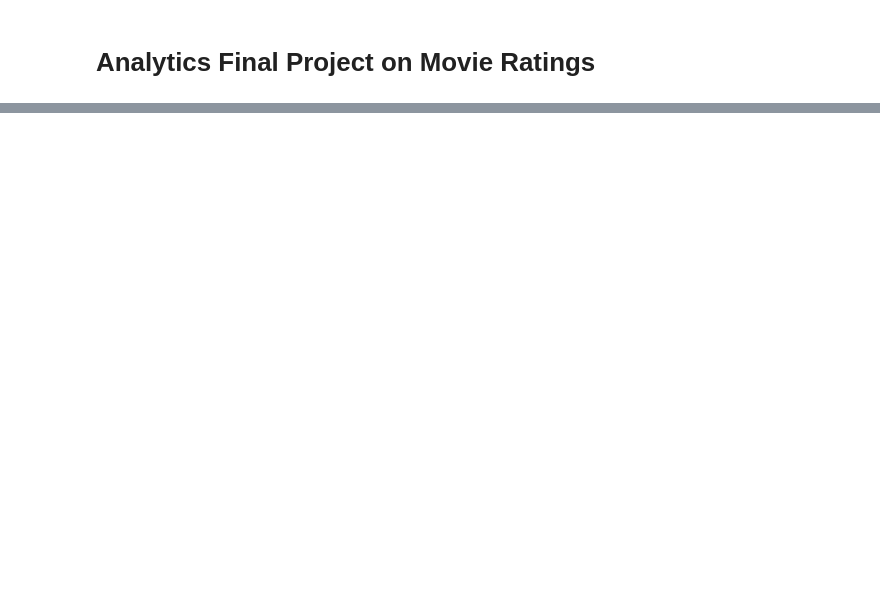
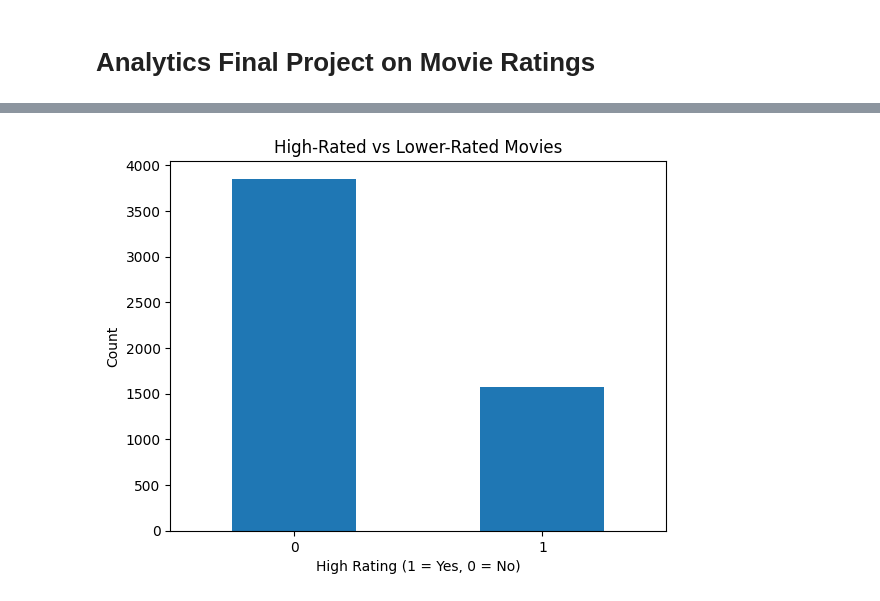
Before and after one commit to Michelle-Jargalan/Analytics-Final-Project, a Jupyter notebook: FinalProject.ipynb, the cells around one changed output, grey strips where cells are left out. Saved outputs shown, nothing was run; the diff lists cells and outputs as text; code cells hidden in the pictures; blank space fills up the shorter version.

```diff
--- a/FinalProject.ipynb
+++ b/FinalProject.ipynb
@@ -18,0 +80,15 @@ df.head()
+# %%
+# Create a copy so we don't modify the original dataframe
+movies = df.copy()
+# %%
+# Remove rows where the movie score is missing
+movies = movies.dropna(subset=["score"])
+
+# Create binary target:
+# 1 = high-rated movie (score >= 7), 0 = lower-rated
+movies["high_rating"] = (movies["score"] >= 7).astype(int)
+
+# Check distribution of the target variable
+print(movies["high_rating"].value_counts())
+print()
+print(movies["high_rating"].value_counts(normalize=True))
@@ -18,0 +105,6 @@ df.head()
+# %%
+# Remove duplicate rows to avoid bias in training
+movies = movies.drop_duplicates()
+
+# Check missing values in each column
+print(movies.isnull().sum())
@@ -18,0 +129,12 @@ df.head()
+# %%
+# Drop rows with missing values in selected columns
+movies = movies.dropna(subset=[
+    "rating",
+    "writer",
+    "star",
+    "country",
+    "company",
+    "runtime",
+    "budget",
+    "gross"
+])
@@ -18,0 +190,10 @@ df.head()
+# %%
+# Visualize how many movies are high-rated vs lower-rated
+movies["high_rating"].value_counts().plot(kind="bar")
+plt.title("High-Rated vs Lower-Rated Movies")
+plt.xlabel("High Rating (1 = Yes, 0 = No)")
+plt.ylabel("Count")
+plt.xticks(rotation=0)
+plt.show()
+# %% [output]
+[figure, added]
```
Also changed, not shown: parts of 28 cells of this notebook.
